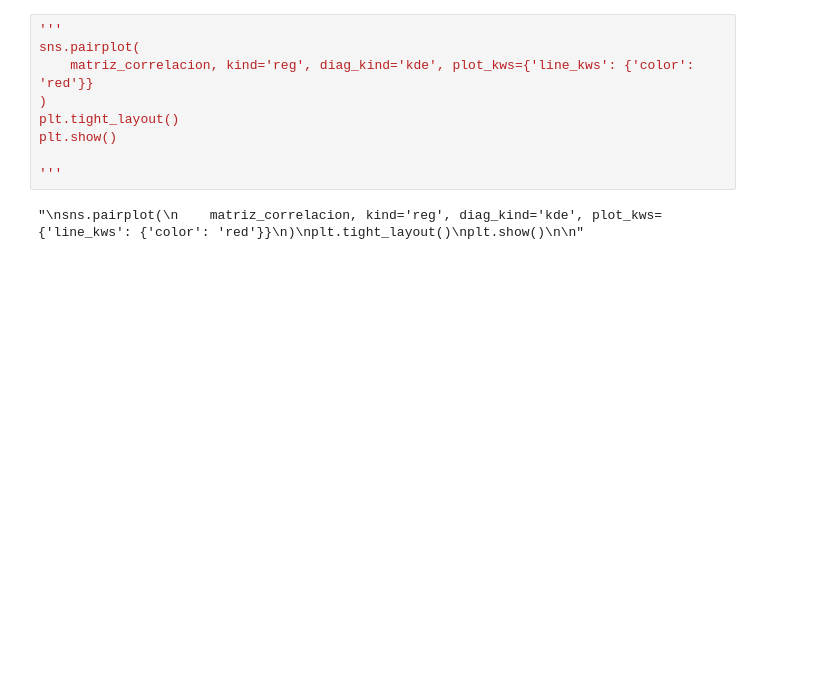
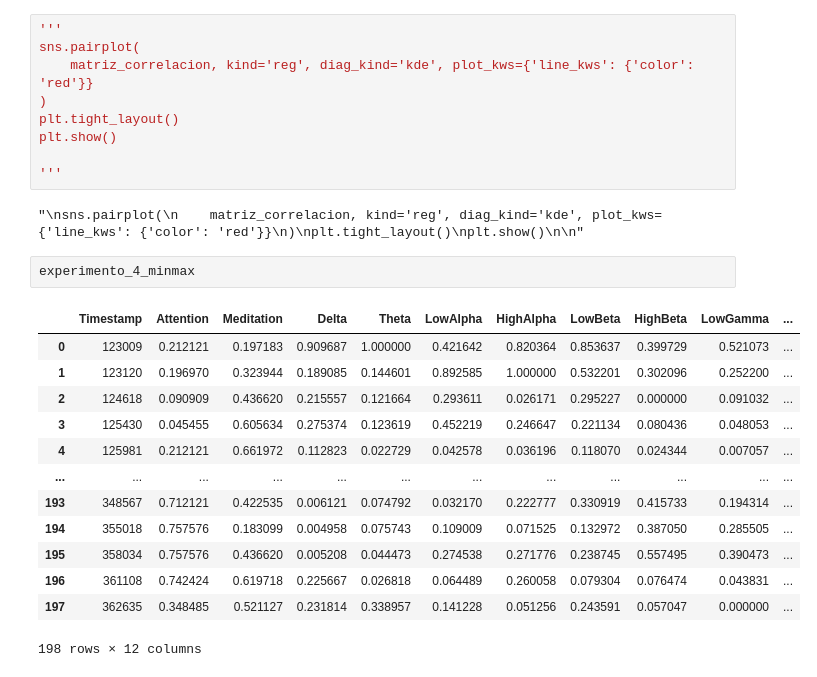
Before and after one commit to jpg1003/AnalisisEEG, a Jupyter notebook: codigo/notebooks/Normalizacion.ipynb, the cells around one changed output. Cells and saved outputs as stored; diff of their text form; blank space fills up the shorter version.

```diff
--- a/codigo/notebooks/Normalizacion.ipynb
+++ b/codigo/notebooks/Normalizacion.ipynb
@@ -489,3 +490,19 @@ plt.show()
 '''
 # %% [output]
 "\nsns.pairplot(\n    matriz_correlacion, kind='reg', diag_kind='kde', plot_kws={'line_kws': {'color': 'red'}}\n)\nplt.tight_layout()\nplt.show()\n\n"
+# %%
+experimento_4_minmax
+# %% [output]
+|  | Timestamp | Attention | Meditation | Delta | Theta | LowAlpha | HighAlpha | LowBeta | HighBeta | LowGamma | ... |
+| 0 | 123009 | 0.212121 | 0.197183 | 0.909687 | 1.000000 | 0.421642 | 0.820364 | 0.853637 | 0.399729 | 0.521073 | ... |
+| 1 | 123120 | 0.196970 | 0.323944 | 0.189085 | 0.144601 | 0.892585 | 1.000000 | 0.532201 | 0.302096 | 0.252200 | ... |
+| 2 | 124618 | 0.090909 | 0.436620 | 0.215557 | 0.121664 | 0.293611 | 0.026171 | 0.295227 | 0.000000 | 0.091032 | ... |
+| 3 | 125430 | 0.045455 | 0.605634 | 0.275374 | 0.123619 | 0.452219 | 0.246647 | 0.221134 | 0.080436 | 0.048053 | ... |
+| 4 | 125981 | 0.212121 | 0.661972 | 0.112823 | 0.022729 | 0.042578 | 0.036196 | 0.118070 | 0.024344 | 0.007057 | ... |
+| ... | ... | ... | ... | ... | ... | ... | ... | ... | ... | ... | ... |
+| 193 | 348567 | 0.712121 | 0.422535 | 0.006121 | 0.074792 | 0.032170 | 0.222777 | 0.330919 | 0.415733 | 0.194314 | ... |
+| 194 | 355018 | 0.757576 | 0.183099 | 0.004958 | 0.075743 | 0.109009 | 0.071525 | 0.132972 | 0.387050 | 0.285505 | ... |
+| 195 | 358034 | 0.757576 | 0.436620 | 0.005208 | 0.044473 | 0.274538 | 0.271776 | 0.238745 | 0.557495 | 0.390473 | ... |
+| 196 | 361108 | 0.742424 | 0.619718 | 0.225667 | 0.026818 | 0.064489 | 0.260058 | 0.079304 | 0.076474 | 0.043831 | ... |
+| 197 | 362635 | 0.348485 | 0.521127 | 0.231814 | 0.338957 | 0.141228 | 0.051256 | 0.243591 | 0.057047 | 0.000000 | ... |
+198 rows × 12 columns
```
Also changed, not shown: parts of 2 cells of this notebook.
